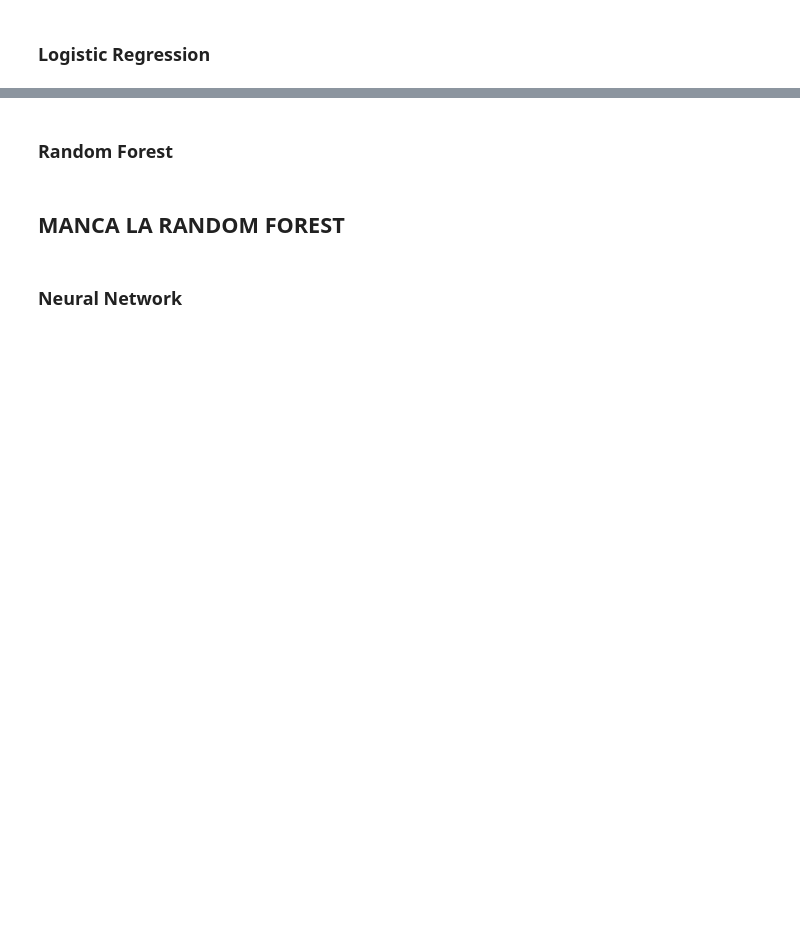
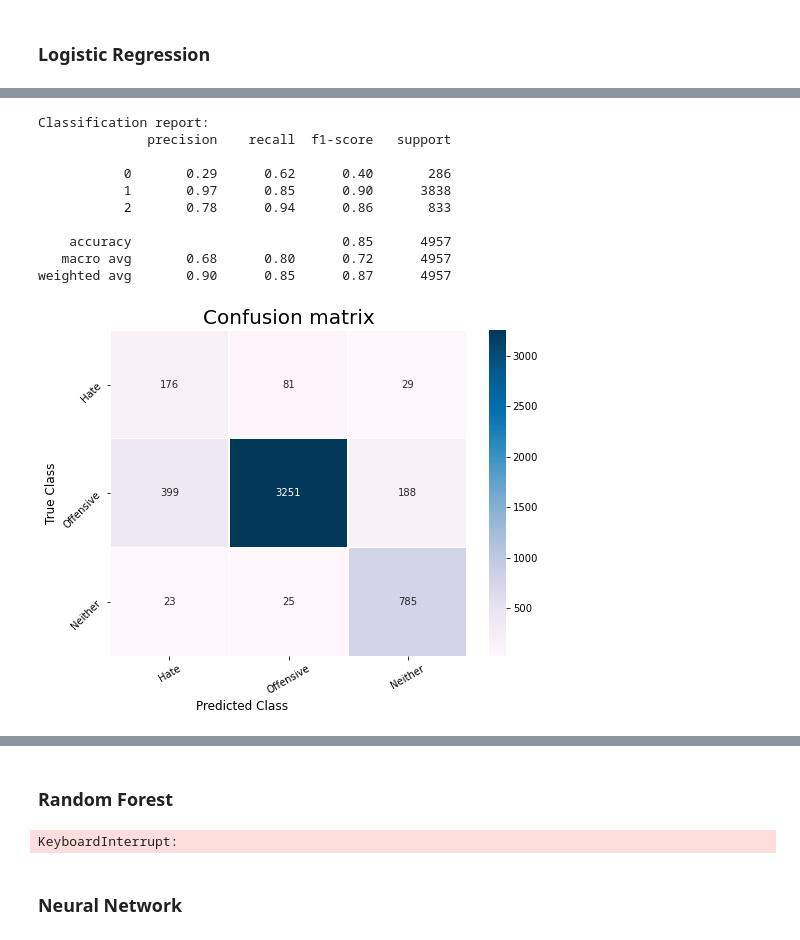
Before and after one commit to MarcoP9/textmining, a Jupyter notebook: 04-Text_Classification.ipynb, the cells around one changed output, grey strips where cells are left out. Drawn from its saved outputs; the diff is of its cells as text; code cells hidden in the pictures; blank space fills up the shorter version.

```diff
--- a/04-Text_Classification.ipynb
+++ b/04-Text_Classification.ipynb
@@ -158,0 +187,19 @@ c_matrix(y_test, y_pred, ["Hate", "Offensive", "Neither"])
+# %%
+%%time
+# performance on TEST
+y_pred = model.predict(X_test)
+print('Classification report:')
+print(classification_report(y_test, y_pred))
+c_matrix(y_test, y_pred, ["Hate", "Offensive", "Neither"])
+# %% [output]
+Classification report:
+              precision    recall  f1-score   support
+
+           0       0.29      0.62      0.40       286
+           1       0.97      0.85      0.90      3838
+           2       0.78      0.94      0.86       833
+
+    accuracy                           0.85      4957
+   macro avg       0.68      0.80      0.72      4957
+weighted avg       0.90      0.85      0.87      4957
+[figure, added]
@@ -159,4 +207,2 @@ c_matrix(y_test, y_pred, ["Hate", "Offensive", "Neither"])
 # %% [markdown]
 ### Random Forest
-# %% [markdown]
-## MANCA LA RANDOM FOREST
@@ -162,0 +212,7 @@ c_matrix(y_test, y_pred, ["Hate", "Offensive", "Neither"])
+# %%
+%%time
+# fitting
+model.fit(X_train, y_train)
+print("Modelling --- DONE")
+# %% [output]
+KeyboardInterrupt:
```
Also changed, not shown: parts of 32 cells of this notebook.
